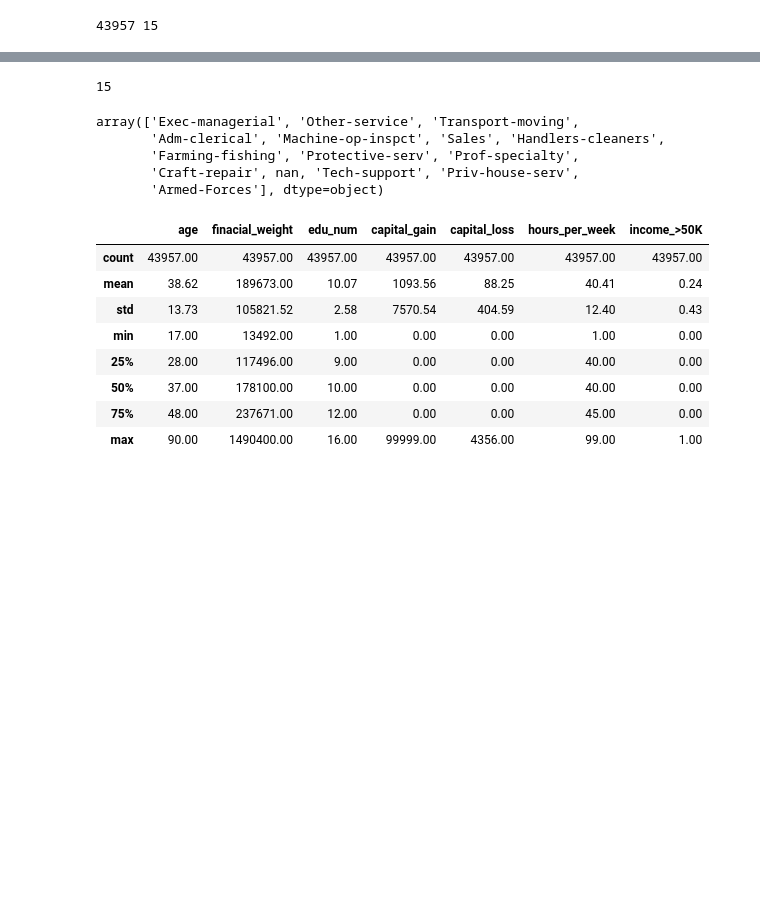
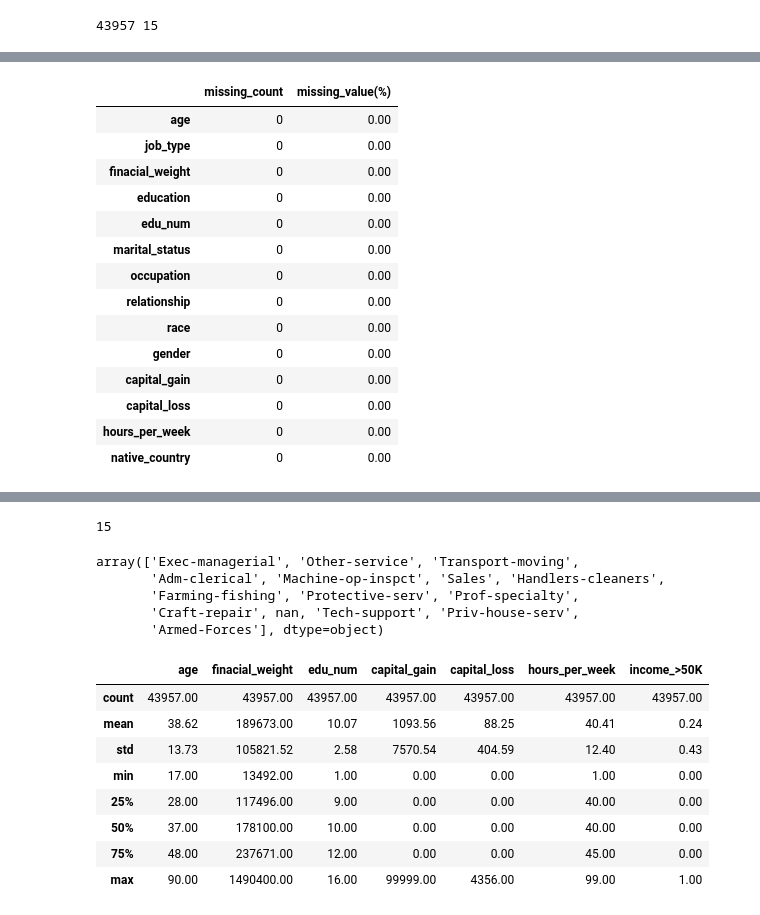
Before and after one commit to heesukjang/Income_Prediction, a Jupyter notebook: Income_Prediction.ipynb, the cells around one changed output, grey strips where cells are left out. Drawn from its saved outputs; the diff is of its cells as text; code cells hidden in the pictures; blank space fills up the shorter version.

```diff
--- a/Income_Prediction.ipynb
+++ b/Income_Prediction.ipynb
@@ -213,7 +178,11 @@ corr_w_income
 # target variable (y) = income_>50K
 X_train = pd.DataFrame(df_train.iloc[:, :m_train]) # all rows and columns
 y_train = pd.DataFrame(df_train.iloc[:, -1]) # all rows and the last column
-# print(y_train)
-# features = []
-X_test_original = df_test
+X_test = df_test
+X_full = [X_train, X_test]
+
+features = X_train.columns
+print('features:\n',features)
+print(y_train.shape)
+X_train.head(3)
 # %% [output]
@@ -270,0 +277,19 @@ Index(['age', 'job_type', 'finacial_weight', 'education', 'edu_num',
+# %%
+# No missing data in X_test
+check_missing_data(X_test)
+# %% [output]
+|  | missing_count | missing_value(%) |
+| age | 0 | 0.00 |
+| job_type | 0 | 0.00 |
+| finacial_weight | 0 | 0.00 |
+| education | 0 | 0.00 |
+| edu_num | 0 | 0.00 |
+| marital_status | 0 | 0.00 |
+| occupation | 0 | 0.00 |
+| relationship | 0 | 0.00 |
+| race | 0 | 0.00 |
+| gender | 0 | 0.00 |
+| capital_gain | 0 | 0.00 |
+| capital_loss | 0 | 0.00 |
+| hours_per_week | 0 | 0.00 |
+| native_country | 0 | 0.00 |
```
Also changed, not shown: parts of 34 cells of this notebook.
